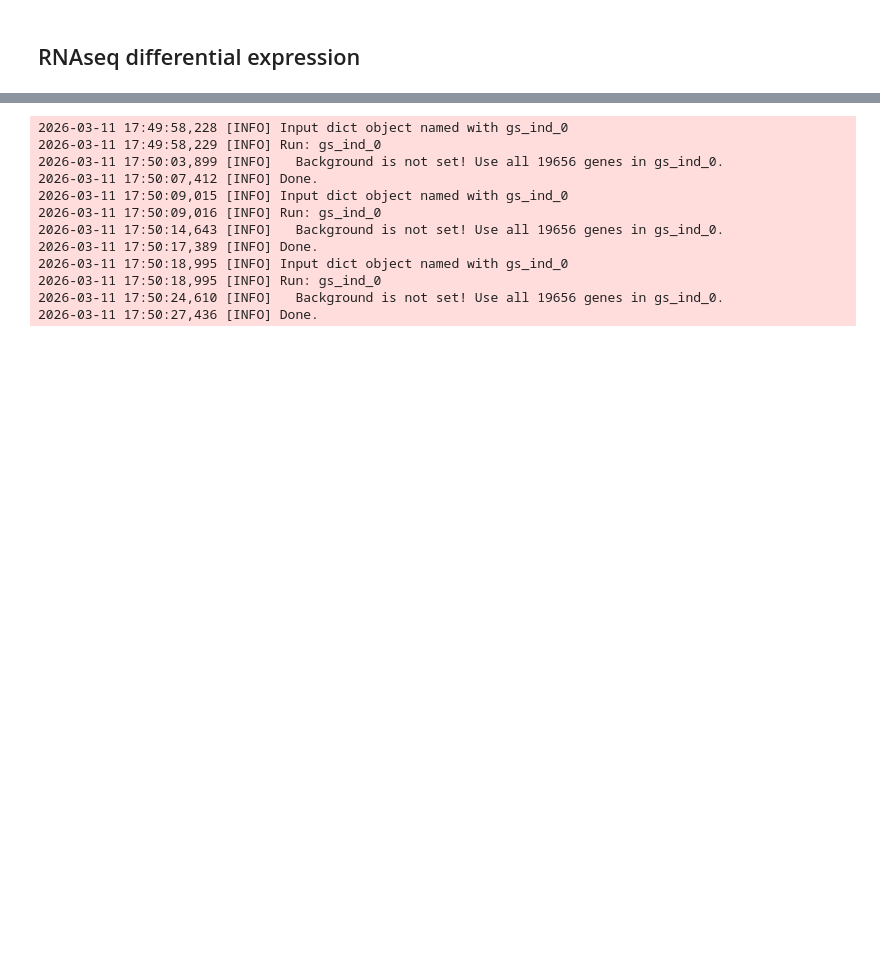
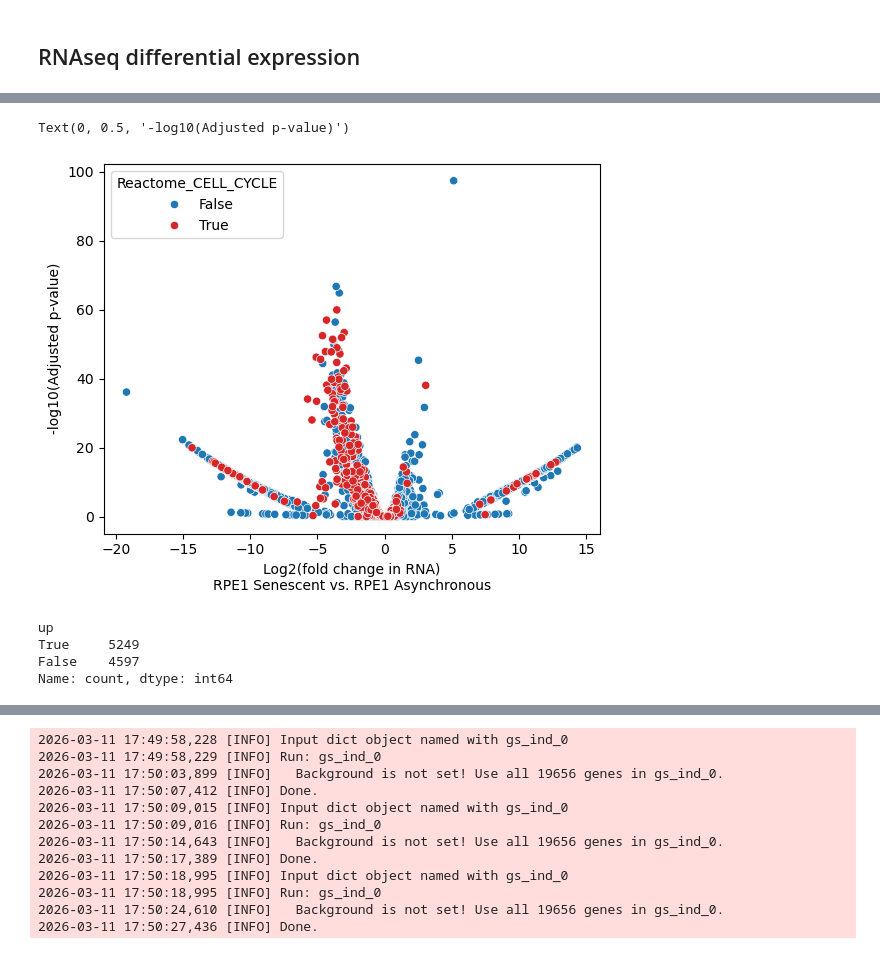
Before and after one commit to cheeseman-lab/coTISja, a Jupyter notebook: src/notebooks/sample_comparison.ipynb, the cells around one changed output, grey strips where cells are left out. Drawn from its saved outputs; the diff is of its cells as text; code cells hidden in the pictures; blank space fills up the shorter version.

```diff
--- a/src/notebooks/sample_comparison.ipynb
+++ b/src/notebooks/sample_comparison.ipynb
@@ -1575,0 +1501,17 @@ low = both[both['log2FoldChange'] < 0]
+# %%
+sns.scatterplot(
+    senescence_comparison_df.sort_values('Reactome_CELL_CYCLE'),
+    x='log2FoldChange', y='p_transform', hue='Reactome_CELL_CYCLE', palette={True: 'tab:red', False: 'tab:blue'}
+)
+plt.xlabel('Log2(fold change in RNA)\nRPE1 Senescent vs. RPE1 Asynchronous')
+plt.ylabel('-log10(Adjusted p-value)')
+# %% [output]
+Text(0, 0.5, '-log10(Adjusted p-value)')
+[figure, added]
+# %%
+senescence_comparison_df.assign(up=lambda x: x['log2FoldChange'] > 0).value_counts('up')
+# %% [output]
+up
+True     5249
+False    4597
+Name: count, dtype: int64
```
Also changed, not shown: parts of 33 cells of this notebook.
